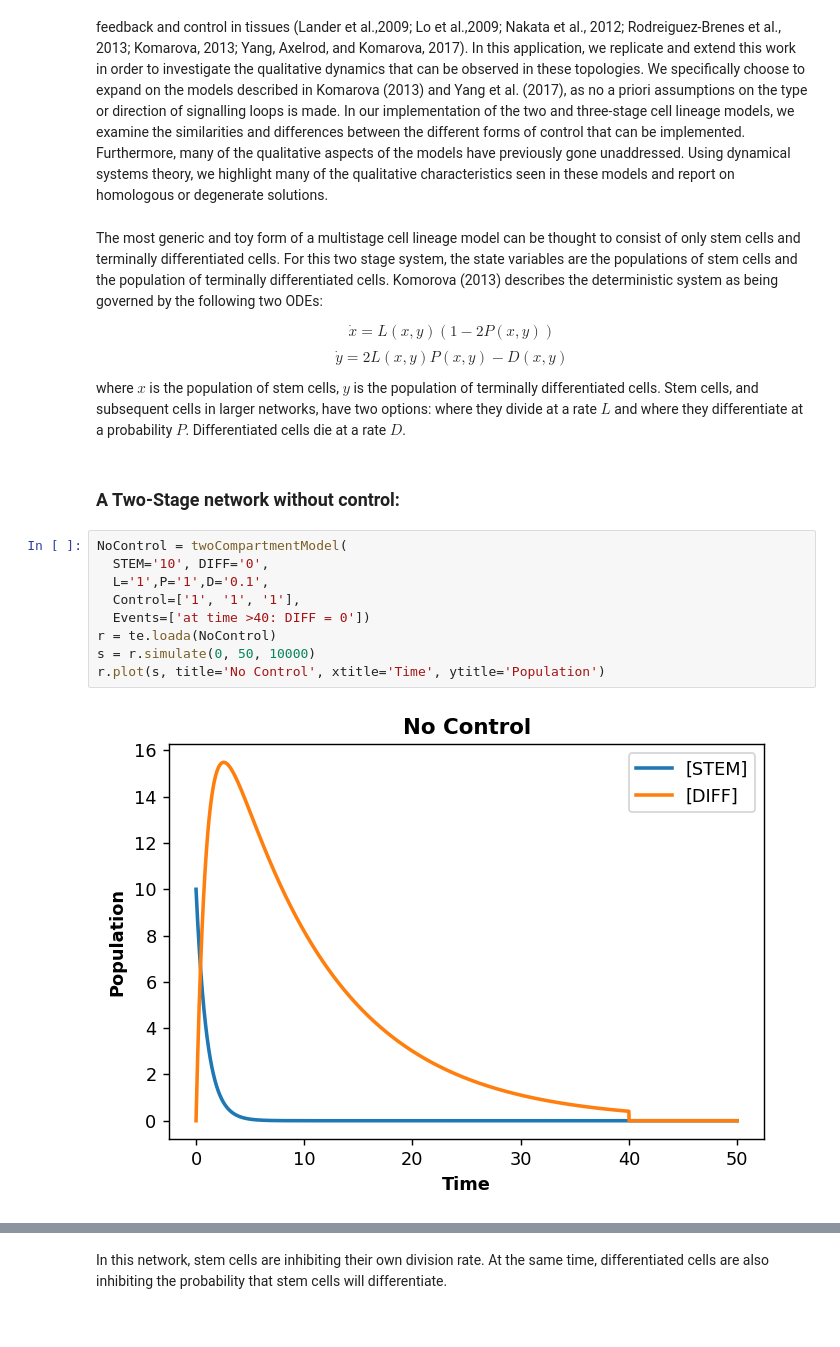
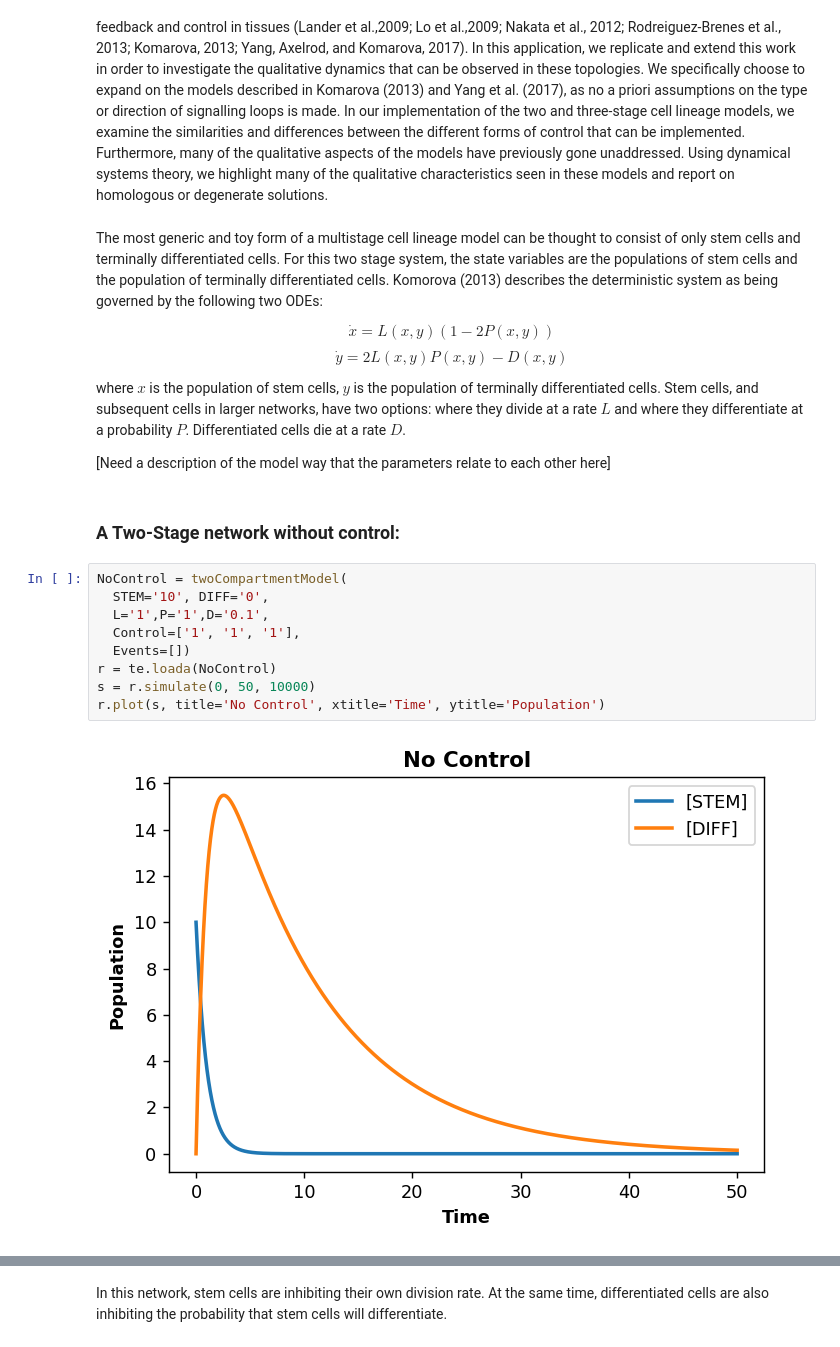
Before and after one commit to GJSeverino/Cell-Lineages, a Jupyter notebook: Nanohub_project.ipynb, the cells around one changed output, grey strips where cells are left out. Drawn from its saved outputs; the diff is of its cells as text.

Commit message:
Reorganized and added more descriptions two stage

```diff
--- a/Nanohub_project.ipynb
+++ b/Nanohub_project.ipynb
@@ -247,17 +247,19 @@ $$\dot{x} = L(x,y)(1-2P(x,y))$$
 $$\dot{y} = 2L(x,y)P(x,y) - D(x,y)$$
 
 where $x$ is the population of stem cells, $y$ is the population of terminally differentiated cells. Stem cells, and subsequent cells in larger networks, have two options: where they divide at a rate $L$ and where they differentiate at a probability $P$. Differentiated cells die at a rate $D$.
+
+[Need a description of the model way that the parameters relate to each other here]
 # %% [markdown]
 ### A Two-Stage network without control:
 # %%
 NoControl = twoCompartmentModel(
   STEM='10', DIFF='0',
   L='1',P='1',D='0.1',
   Control=['1', '1', '1'],
-  Events=['at time >40: DIFF = 0'])
+  Events=[])
 r = te.loada(NoControl)
 s = r.simulate(0, 50, 10000)
 r.plot(s, title='No Control', xtitle='Time', ytitle='Population')
 # %% [output]
-[figure, old version]
+[figure, new version]
 # %% [markdown]
```
Also changed, not shown: parts of 29 cells of this notebook.
